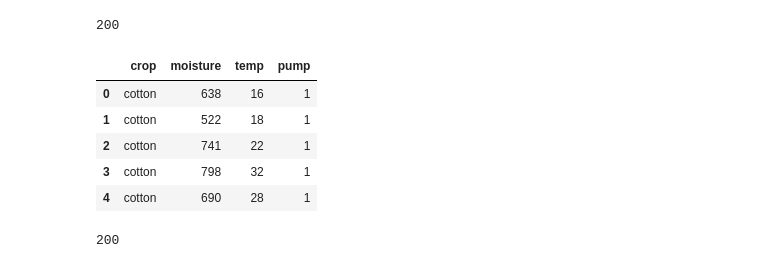
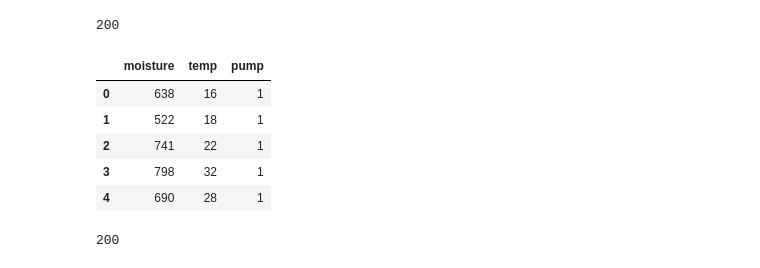
Before and after one commit to Jenloke/KNN-Activity, a Jupyter notebook: irrigation.ipynb, the cells around one changed output. Cells and saved outputs as stored; diff of their text form; code cells hidden in the pictures.

```diff
--- a/irrigation.ipynb
+++ b/irrigation.ipynb
@@ -7,15 +7,18 @@ import math
 # %%
 irrigation_table = pd.read_csv('irrigation.csv')
 print(len(irrigation_table.index))
+
+irrigation_table = irrigation_table.drop('crop', axis=1)
+
 irrigation_table.head()
 # %% [output]
 200
-|  | crop | moisture | temp | pump |
-| 0 | cotton | 638 | 16 | 1 |
-| 1 | cotton | 522 | 18 | 1 |
-| 2 | cotton | 741 | 22 | 1 |
-| 3 | cotton | 798 | 32 | 1 |
-| 4 | cotton | 690 | 28 | 1 |
+|  | moisture | temp | pump |
+| 0 | 638 | 16 | 1 |
+| 1 | 522 | 18 | 1 |
+| 2 | 741 | 22 | 1 |
+| 3 | 798 | 32 | 1 |
+| 4 | 690 | 28 | 1 |
 # %%
 irrigation_table.dropna()
 len(irrigation_table.index)
```
Also changed, not shown: parts of 3 cells of this notebook.
